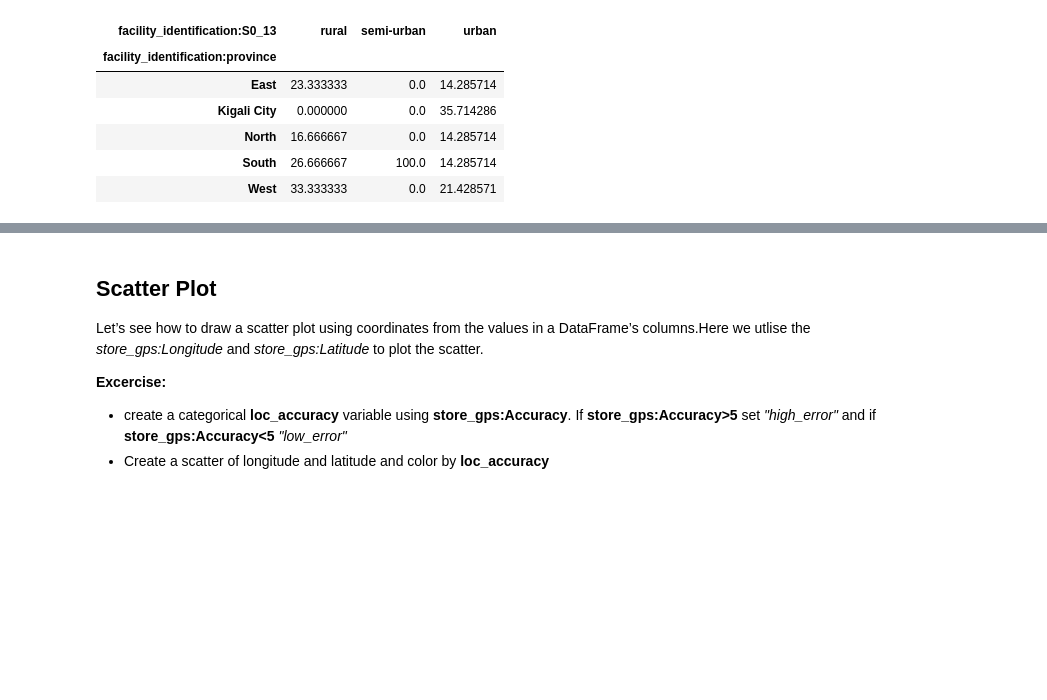
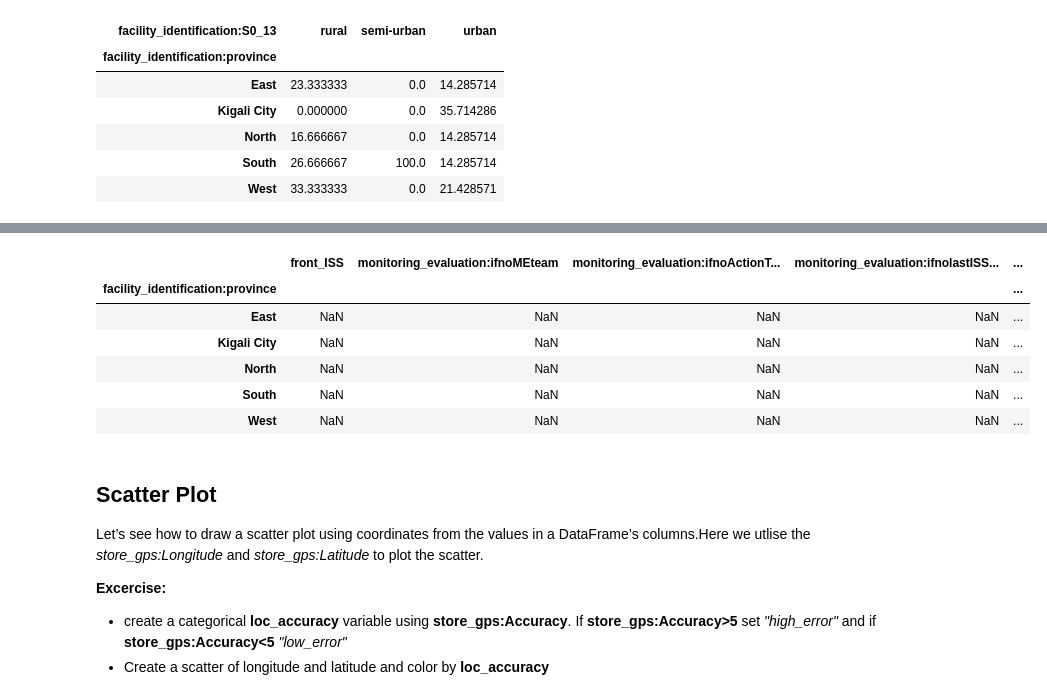
Before and after one commit to Keniajin/CESAR_python_training, a Jupyter notebook: Working With Pandas DataFrames.ipynb, the cells around one changed output, grey strips where cells are left out. Cells and saved outputs as stored; diff of their text form; code cells hidden in the pictures; blank space fills up the shorter version.

```diff
--- a/Working With Pandas DataFrames.ipynb
+++ b/Working With Pandas DataFrames.ipynb
@@ -358,3 +400,16 @@ prov_col_crosstab
+# %%
+# Summary statistics for all numeric columns by sex
+grouped_prov_df.describe()
+# Provide the mean for each numeric column by province
+grouped_prov_df.mean()
+# %% [output]
+|  | front_ISS | monitoring_evaluation:ifnoMEteam | monitoring_evaluation:ifnoActionT... | monitoring_evaluation:ifnolastISS... | ... |
+| facility_identification:province |  |  |  |  | ... |
+| East | NaN | NaN | NaN | NaN | ... |
+| Kigali City | NaN | NaN | NaN | NaN | ... |
+| North | NaN | NaN | NaN | NaN | ... |
+| South | NaN | NaN | NaN | NaN | ... |
+| West | NaN | NaN | NaN | NaN | ... |
 # %% [markdown]
 ## Scatter Plot
 Let’s see how to draw a scatter plot using coordinates from the values in a DataFrame’s columns.Here we utlise the _store_gps:Longitude_ and _store_gps:Latitude_ to plot the scatter.
```
Also changed, not shown: parts of 12 cells of this notebook, 1 other file.
